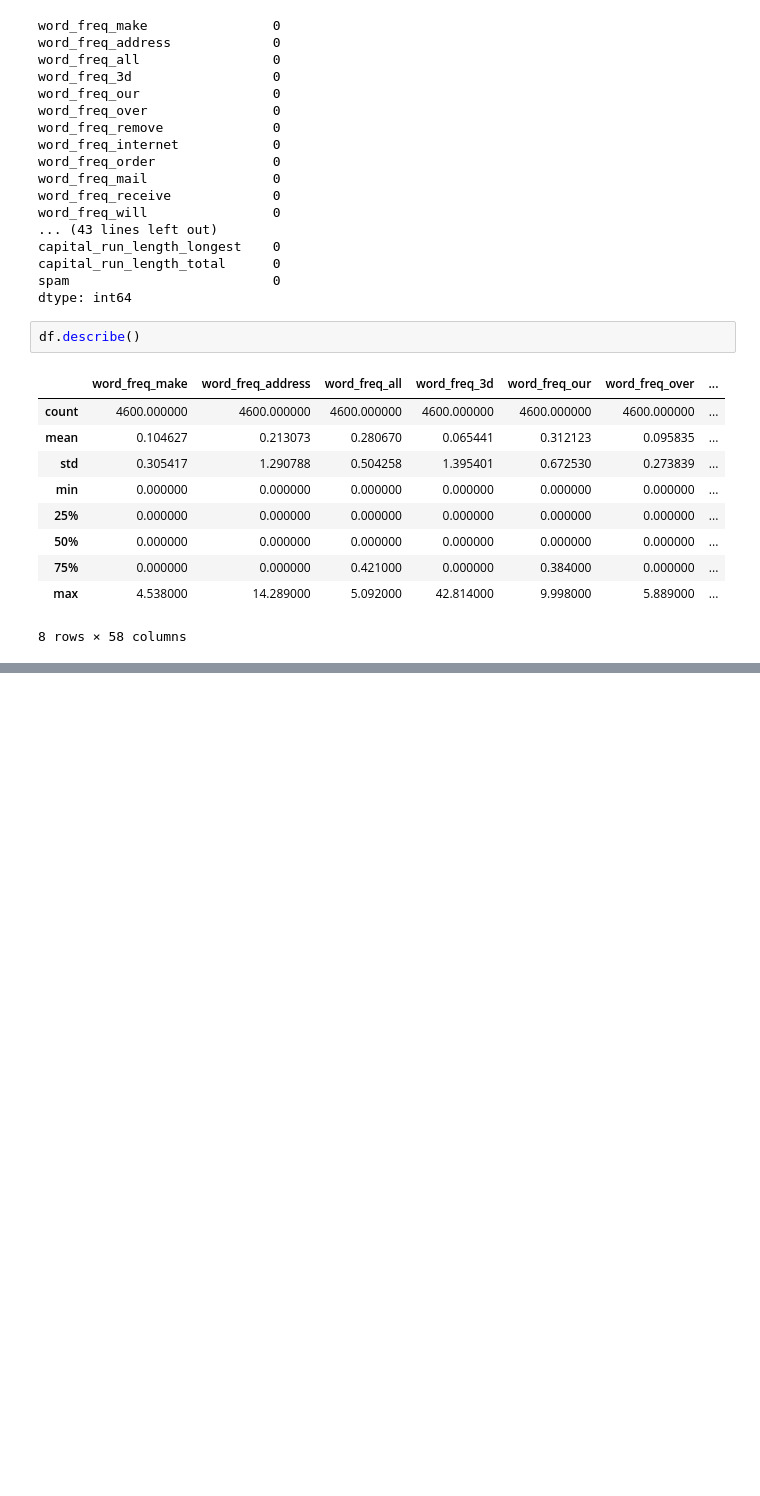
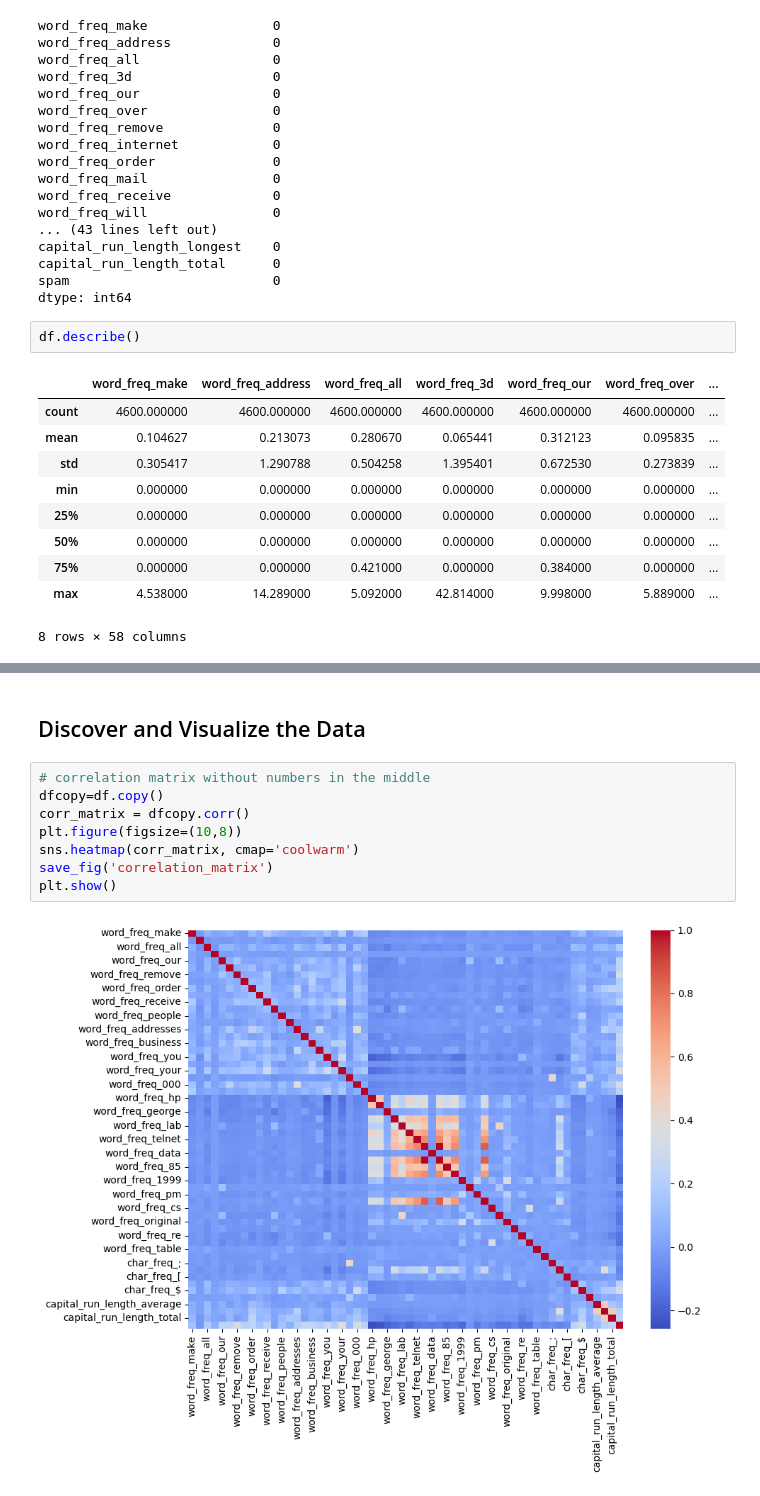
Before and after one commit to seanxuu/Machine-Learning-7126, a Jupyter notebook: assignment4.ipynb, the cells around one changed output, grey strips where cells are left out. Drawn from its saved outputs; the diff is of its cells as text; blank space fills up the shorter version.

```diff
--- a/assignment4.ipynb
+++ b/assignment4.ipynb
@@ -109,0 +126,12 @@ plt.show()
+# %% [markdown]
+## Discover and Visualize the Data
+# %%
+# correlation matrix without numbers in the middle
+dfcopy=df.copy()
+corr_matrix = dfcopy.corr()
+plt.figure(figsize=(10,8))
+sns.heatmap(corr_matrix, cmap='coolwarm')
+save_fig('correlation_matrix')
+plt.show()
+# %% [output]
+[figure, added]
```
Also changed, not shown: parts of 26 cells of this notebook, 16 other files.
